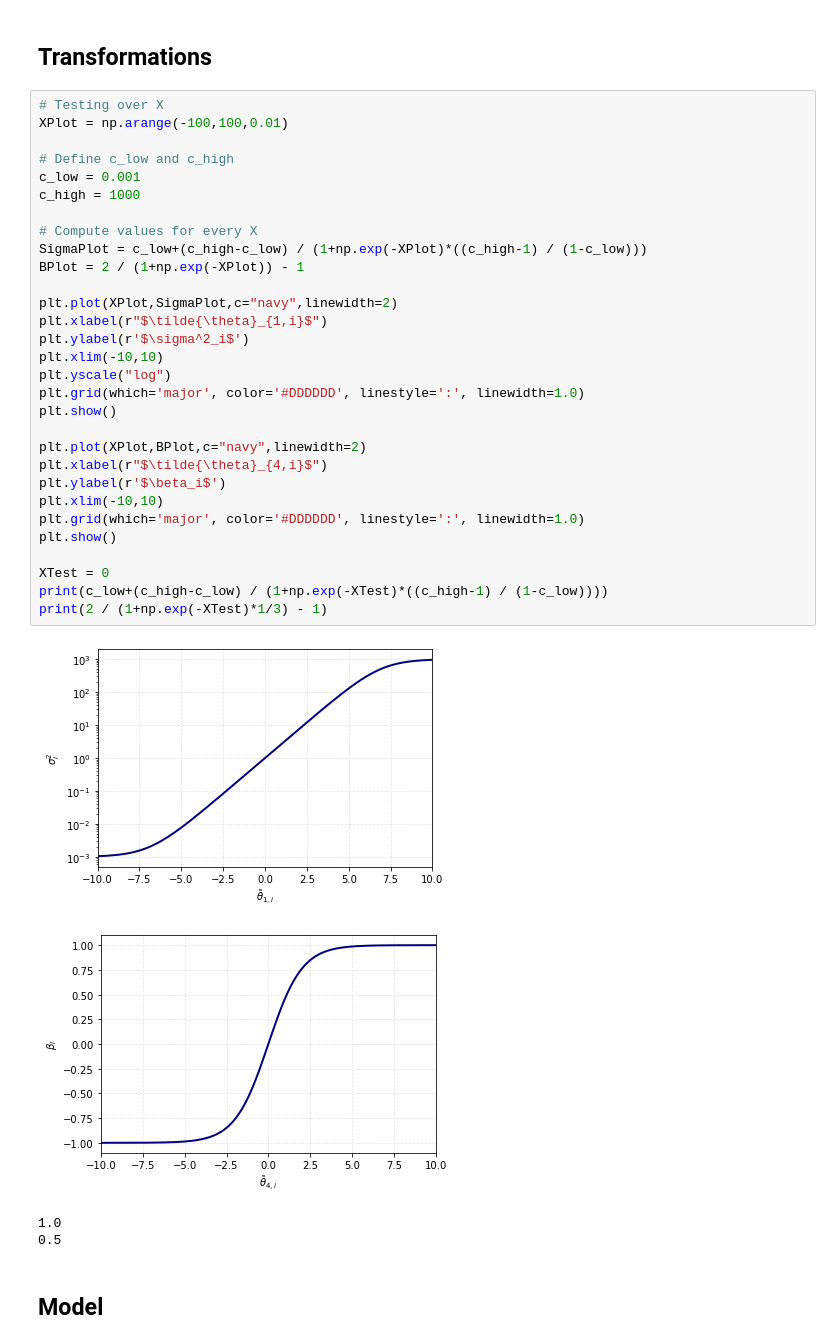
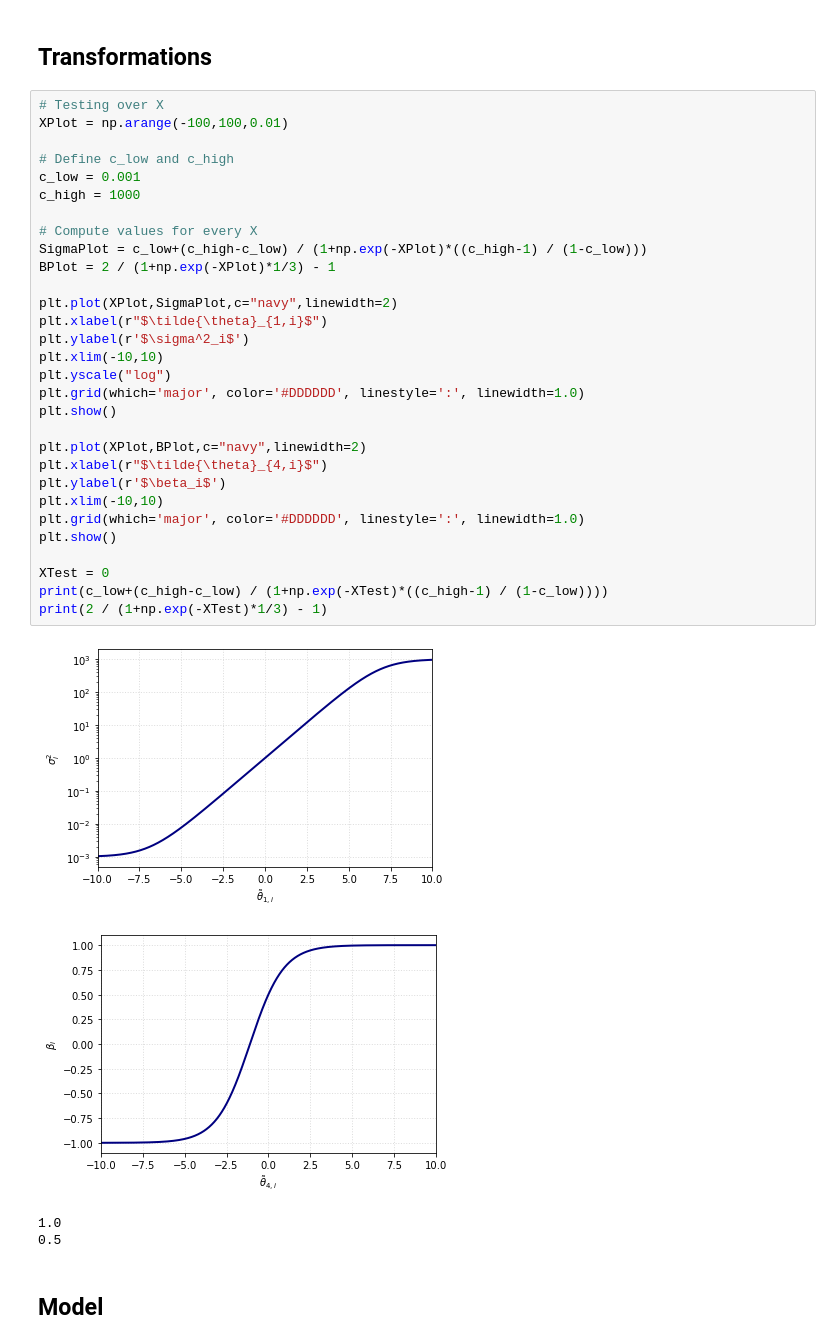
Before and after one commit to JochemvdBosch/Score-driven_Tensor_Factor_Model, a Jupyter notebook: Simulation Study.ipynb, the cells around one changed output. Cells and saved outputs as stored; diff of their text form.

```diff
--- a/Simulation Study.ipynb
+++ b/Simulation Study.ipynb
@@ -41,35 +41,35 @@ Requirement already satisfied: numpy>=1.16.0 in c:\users\v.d bosch\anaconda3\lib
 # Testing over X
 XPlot = np.arange(-100,100,0.01)
 
 # Define c_low and c_high
 c_low = 0.001
 c_high = 1000
 
 # Compute values for every X
 SigmaPlot = c_low+(c_high-c_low) / (1+np.exp(-XPlot)*((c_high-1) / (1-c_low)))
-BPlot = 2 / (1+np.exp(-XPlot)) - 1
+BPlot = 2 / (1+np.exp(-XPlot)*1/3) - 1
 
 plt.plot(XPlot,SigmaPlot,c="navy",linewidth=2)
 plt.xlabel(r"$\tilde{\theta}_{1,i}$")
 plt.ylabel(r'$\sigma^2_i$')
 plt.xlim(-10,10)
 plt.yscale("log")
 plt.grid(which='major', color='#DDDDDD', linestyle=':', linewidth=1.0)
 plt.show()
 
 plt.plot(XPlot,BPlot,c="navy",linewidth=2)
 plt.xlabel(r"$\tilde{\theta}_{4,i}$")
 plt.ylabel(r'$\beta_i$')
 plt.xlim(-10,10)
 plt.grid(which='major', color='#DDDDDD', linestyle=':', linewidth=1.0)
 plt.show()
 
 XTest = 0
 print(c_low+(c_high-c_low) / (1+np.exp(-XTest)*((c_high-1) / (1-c_low))))
 print(2 / (1+np.exp(-XTest)*1/3) - 1)
 # %% [output]
 [figure]
-[figure, old version]
+[figure, new version]
 1.0
 0.5
 # %% [markdown]
```
Also changed, not shown: parts of 1 cell of this notebook.
